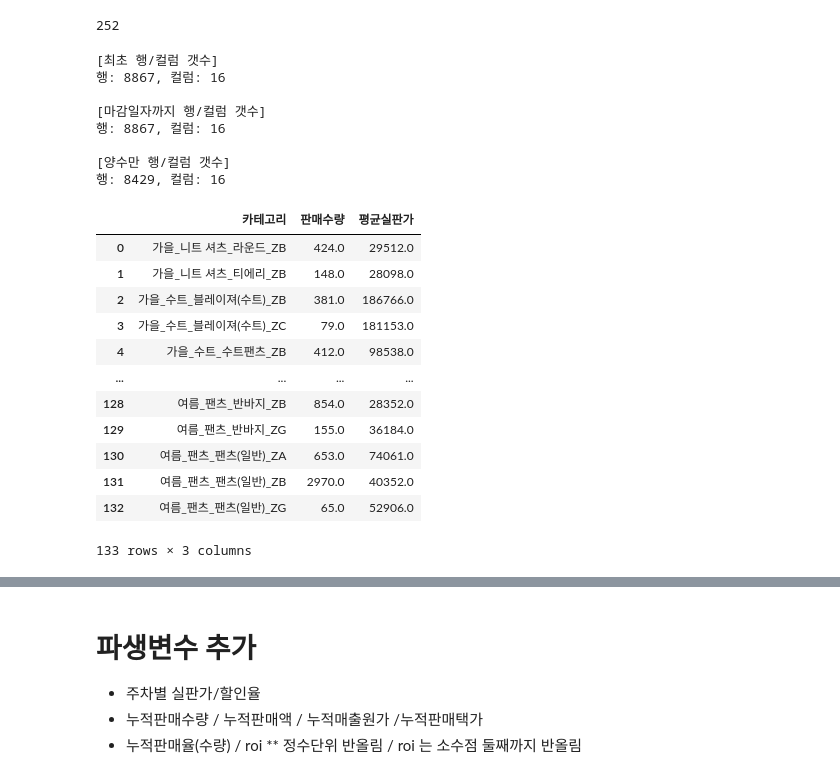
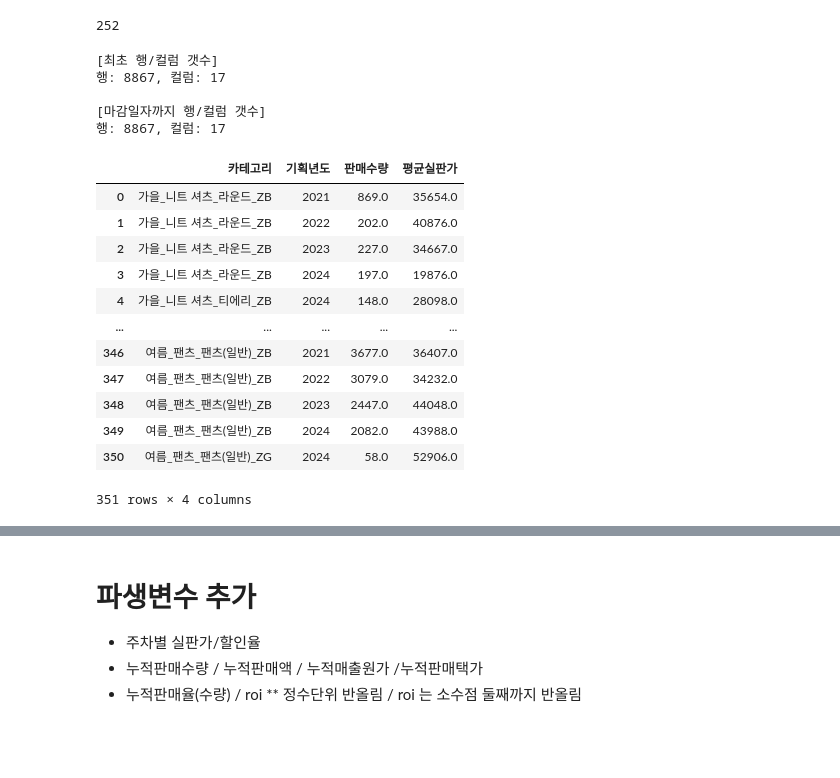
Before and after one commit to cookieeyoung/sparta_final_project, a Jupyter notebook: data_processed/최종전처리_0311(모델) .ipynb, the cells around one changed output, grey strips where cells are left out. Drawn from its saved outputs; the diff is of its cells as text; code cells hidden in the pictures; blank space fills up the shorter version.

Commit message:
평균실판가_기획년도 포함으로 수정

```diff
--- a/data_processed/최종전처리_0311(모델) .ipynb
+++ b/data_processed/최종전처리_0311(모델) .ipynb
@@ -151,7 +151,7 @@ df.head(3)
 
 #1. 범주형 최소단위 필터링을 위한 '카테고리' 컬럼 생성
 df['카테고리'] = df['시즌'] + "_" +  df['복종'] + "_" + df['소품종'] + "_" + df['라인']
-num_df = df[['카테고리','주차','총입고수량','총입고원가','총입고택가','판매수량','판매액','매출원가','판매택가','총판매액','총판매수량','총매출원가','총판매택가','재고수량','재고원가','재고택가','시즌','복종','소품종','라인','시즌이월']]
+num_df = df[['카테고리','주차','총입고수량','총입고원가','총입고택가','판매수량','판매액','매출원가','판매택가','총판매액','총판매수량','총매출원가','총판매택가','재고수량','재고원가','재고택가','시즌','복종','소품종','라인','시즌이월','기획년도']]
 
 print((num_df[f'총입고수량'] == 0).sum())
 filtered_df = num_df[(df['총입고수량'] > 0)]
@@ -206,7 +206,7 @@ filtered_df.head(3)
 | 4 | 봄_수트_블레이져(수트)_ZA | 2021-01-03 | 405 | 26409229 | 153495000 | 6 | 1682760 | 391248 | 2274000 | 16797003 | 60 | ... |
 # %%
 # 그룹화 및 집계 연산 적용 :최종 컬럼 8867행
-group_cols = ['시즌','복종','소품종','라인','시즌이월','카테고리','주차']
+group_cols = ['시즌','복종','소품종','라인','시즌이월','카테고리','기획년도','주차']
 agg_dict = {
     '총입고수량': 'sum',
     '총입고원가': 'sum',
@@ -238,55 +238,43 @@ df['카테고리'].nunique()
 # %%
 # 2. 카테고리별 평균 판매수량, 평균 실판가 집계 (아래 고려사항)
 # 카테고리별 평균 판매수량(판매수량이 양수값일때의)
 # 카테고리별 평균 실판가(판매액/판매수량이 양수값 일때의)
 # 시즌내 마감일자 기간 까지의 평균 값 적용
 # 정수까지 반올림
 
 print('[최초 행/컬럼 갯수]')
 print(f"행: {filtered_df.shape[0]}, 컬럼: {filtered_df.shape[1]}\n")
 
 #시즌 데이터만
 avg_df = filtered_df[filtered_df['시즌이월']=='01_시즌']
 
 print('[마감일자까지 행/컬럼 갯수]')
 print(f"행: {avg_df.shape[0]}, 컬럼: {avg_df.shape[1]}\n")
 
-#양수값만 확인
-plus_con = (avg_df['판매수량'] > 0) & (avg_df['판매액'] > 0)
-avg_df = avg_df[plus_con]
-
-print('[양수만 행/컬럼 갯수]')
-print(f"행: {avg_df.shape[0]}, 컬럼: {avg_df.shape[1]}\n")
-
-# 평균 판매수량 / 실판가 값 생성 (평균 실판가 = 판매액/판매수량 의 평균 )
-# avg_df.describe(include='all')
 avg_df['평균실판가'] = avg_df['판매액'] / avg_df['판매수량']
 
-avg_df2 =avg_df.groupby('카테고리')[['판매수량','평균실판가']].mean().reset_index()
+avg_df2 =avg_df.groupby(['카테고리','기획년도'])[['판매수량','평균실판가']].mean().reset_index()
 avg_df2 = avg_df2.round(0) #평균값
 avg_df2
 # %% [output]
 [최초 행/컬럼 갯수]
-행: 8867, 컬럼: 16
+행: 8867, 컬럼: 17
 
 [마감일자까지 행/컬럼 갯수]
-행: 8867, 컬럼: 16
-
-[양수만 행/컬럼 갯수]
-행: 8429, 컬럼: 16
+행: 8867, 컬럼: 17
-|  | 카테고리 | 판매수량 | 평균실판가 |
-| 0 | 가을_니트 셔츠_라운드_ZB | 424.0 | 29512.0 |
-| 1 | 가을_니트 셔츠_티에리_ZB | 148.0 | 28098.0 |
-| 2 | 가을_수트_블레이져(수트)_ZB | 381.0 | 186766.0 |
-| 3 | 가을_수트_블레이져(수트)_ZC | 79.0 | 181153.0 |
-| 4 | 가을_수트_수트팬츠_ZB | 412.0 | 98538.0 |
-| ... | ... | ... | ... |
-| 128 | 여름_팬츠_반바지_ZB | 854.0 | 28352.0 |
-| 129 | 여름_팬츠_반바지_ZG | 155.0 | 36184.0 |
-| 130 | 여름_팬츠_팬츠(일반)_ZA | 653.0 | 74061.0 |
-| 131 | 여름_팬츠_팬츠(일반)_ZB | 2970.0 | 40352.0 |
-| 132 | 여름_팬츠_팬츠(일반)_ZG | 65.0 | 52906.0 |
+|  | 카테고리 | 기획년도 | 판매수량 | 평균실판가 |
+| 0 | 가을_니트 셔츠_라운드_ZB | 2021 | 869.0 | 35654.0 |
+| 1 | 가을_니트 셔츠_라운드_ZB | 2022 | 202.0 | 40876.0 |
+| 2 | 가을_니트 셔츠_라운드_ZB | 2023 | 227.0 | 34667.0 |
+| 3 | 가을_니트 셔츠_라운드_ZB | 2024 | 197.0 | 19876.0 |
+| 4 | 가을_니트 셔츠_티에리_ZB | 2024 | 148.0 | 28098.0 |
+| ... | ... | ... | ... | ... |
+| 346 | 여름_팬츠_팬츠(일반)_ZB | 2021 | 3677.0 | 36407.0 |
+| 347 | 여름_팬츠_팬츠(일반)_ZB | 2022 | 3079.0 | 34232.0 |
+| 348 | 여름_팬츠_팬츠(일반)_ZB | 2023 | 2447.0 | 44048.0 |
+| 349 | 여름_팬츠_팬츠(일반)_ZB | 2024 | 2082.0 | 43988.0 |
+| 350 | 여름_팬츠_팬츠(일반)_ZG | 2024 | 58.0 | 52906.0 |
-133 rows × 3 columns
+351 rows × 4 columns
 # %%
 # 각 데이터프레임의 카테고리 개수 확인
 filtered_count = filtered_df['카테고리'].nunique()
```
Also changed, not shown: parts of 15 cells of this notebook, 2 other files.
